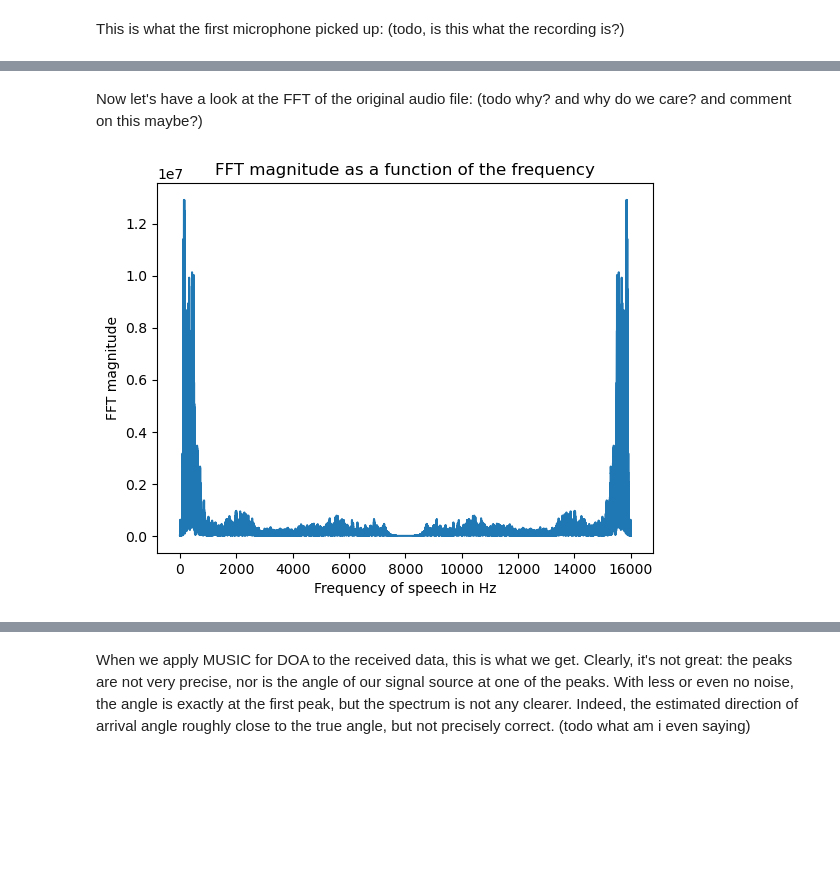
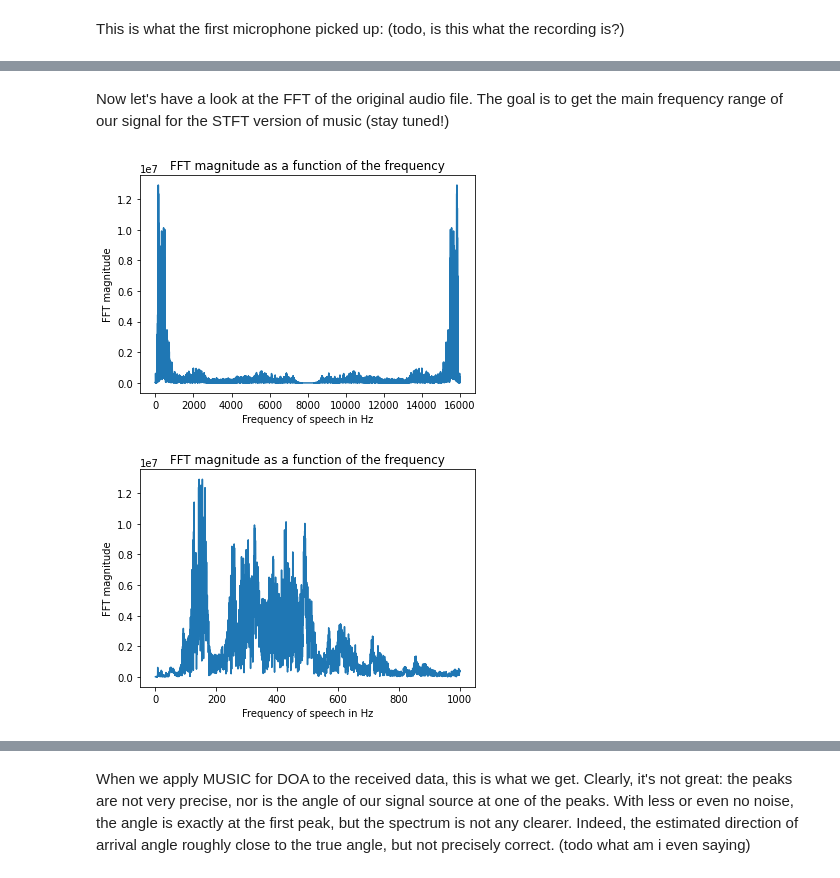
Before and after one commit to MichelDucartier/music_doa, a Jupyter notebook: MUSIC_simulated.ipynb, the cells around one changed output, grey strips where cells are left out. Saved outputs shown, nothing was run; the diff lists cells and outputs as text; code cells hidden in the pictures; blank space fills up the shorter version.

Commit message:
Add explanation + average over frequencies for STFT

```diff
--- a/MUSIC_simulated.ipynb
+++ b/MUSIC_simulated.ipynb
@@ -256,20 +257,26 @@ IPython.display.Audio(aroom.mic_array.signals[0], rate=fs)
 # %% [output]
 [interactive output not drawn]
 # %% [markdown]
-Now let's have a look at the FFT of the original audio file: (todo why? and why do we care? and comment on this maybe?)
+Now let's have a look at the FFT of the original audio file. The goal is to get the main frequency range of our signal for the STFT version of music (stay tuned!)
 # %%
 fft = np.fft.fft(data)
 frequencies = np.linspace(0, fs, len(fft))
 
-selected_ids = np.argwhere(frequencies < 100000)
+plt.plot(frequencies, abs(fft))
+plt.xlabel("Frequency of speech in Hz")
+plt.ylabel("FFT magnitude")
+plt.title('FFT magnitude as a function of the frequency')
+plt.show()
+
+selected_ids = np.argwhere(frequencies < 1000)
 selected_freq = frequencies[selected_ids]
 selected_fft = fft[selected_ids]
 
 plt.plot(selected_freq, abs(selected_fft))
 plt.xlabel("Frequency of speech in Hz")
 plt.ylabel("FFT magnitude")
-#plt.yscale("log")
 plt.title('FFT magnitude as a function of the frequency')
 plt.show()
 # %% [output]
-[figure, old version]
+[figure, new version]
+[figure, added]
```
Also changed, not shown: parts of 19 cells of this notebook, 1 other file.
